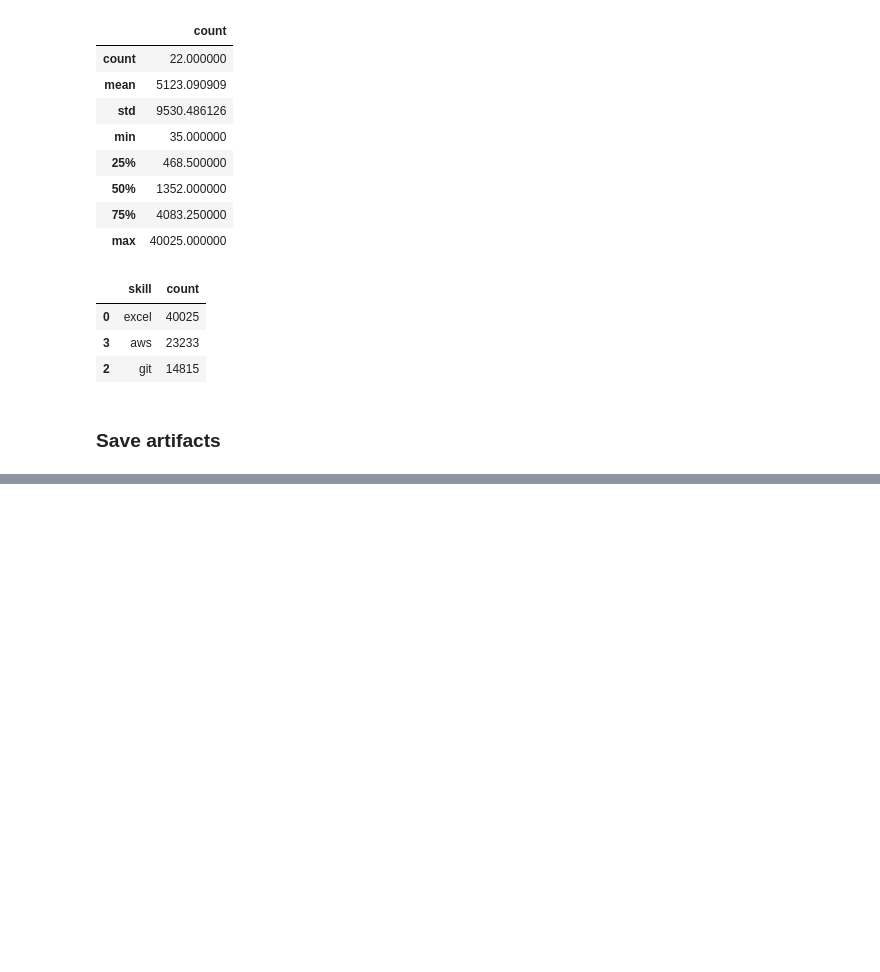
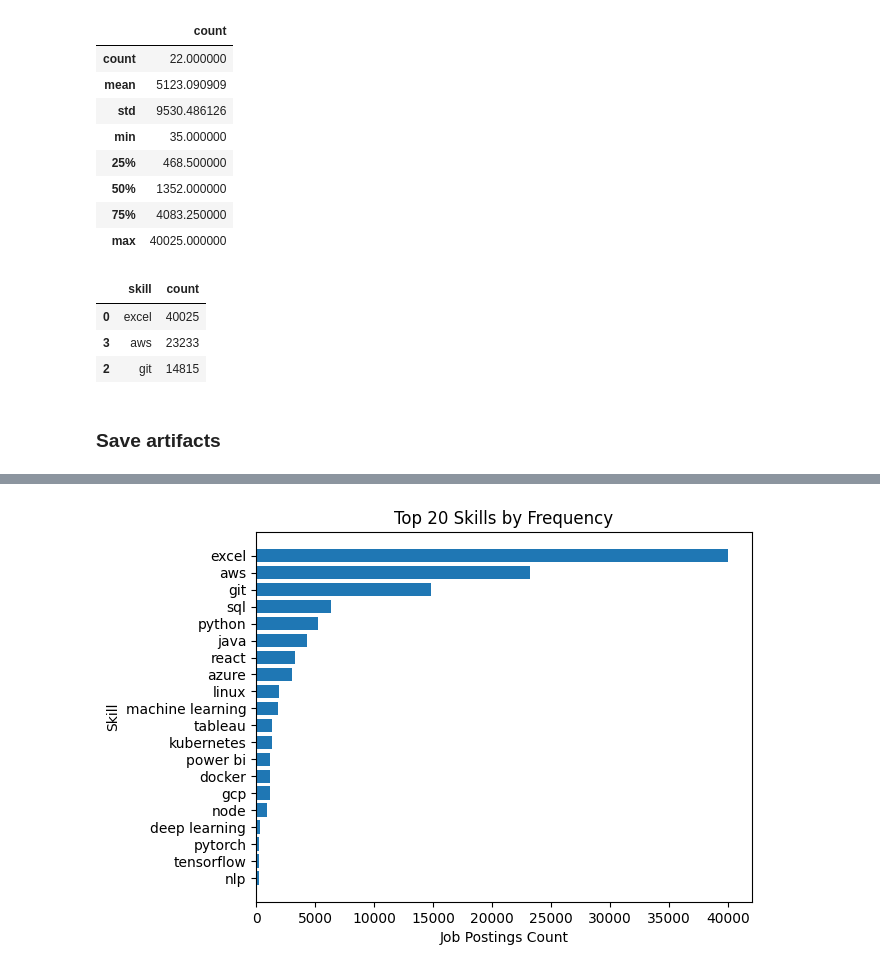
Before and after one commit to sufyan14/job-market-intelligence-system, a Jupyter notebook: notebooks/02_text_processing.ipynb, the cells around one changed output, grey strips where cells are left out. Saved outputs shown, nothing was run; the diff lists cells and outputs as text; code cells hidden in the pictures; blank space fills up the shorter version.

Commit message:
feat: skill frequency analysis and demand visuals

```diff
--- a/notebooks/02_text_processing.ipynb
+++ b/notebooks/02_text_processing.ipynb
@@ -569,3 +569,7 @@ skill_freq_df[skill_freq_df["count"] > 10000]
 # %%
 skill_freq_df.to_csv("skill_frequency_v1.csv", index=False)
 combined_canonical.to_csv("combined_with_skills_norm_v1.csv", index=False)
+# %%
+skill_freq_df["percentage"] = (
+    skill_freq_df["count"] / skill_freq_df["count"].sum()
+).round(4)
@@ -571,0 +580,6 @@ combined_canonical.to_csv("combined_with_skills_norm_v1.csv", index=False)
+# %%
+top_n = 20
+
+top_skills = skill_freq_df.sort_values("count", ascending=False).head(top_n)
+
+top_skills
@@ -571,0 +604,12 @@ combined_canonical.to_csv("combined_with_skills_norm_v1.csv", index=False)
+# %%
+import matplotlib.pyplot as plt
+
+plt.figure()
+plt.barh(top_skills["skill"], top_skills["count"])
+plt.xlabel("Job Postings Count")
+plt.ylabel("Skill")
+plt.title("Top 20 Skills by Frequency")
+plt.gca().invert_yaxis()
+plt.show()
+# %% [output]
+[figure, added]
```
Also changed, not shown: parts of 15 cells of this notebook.
